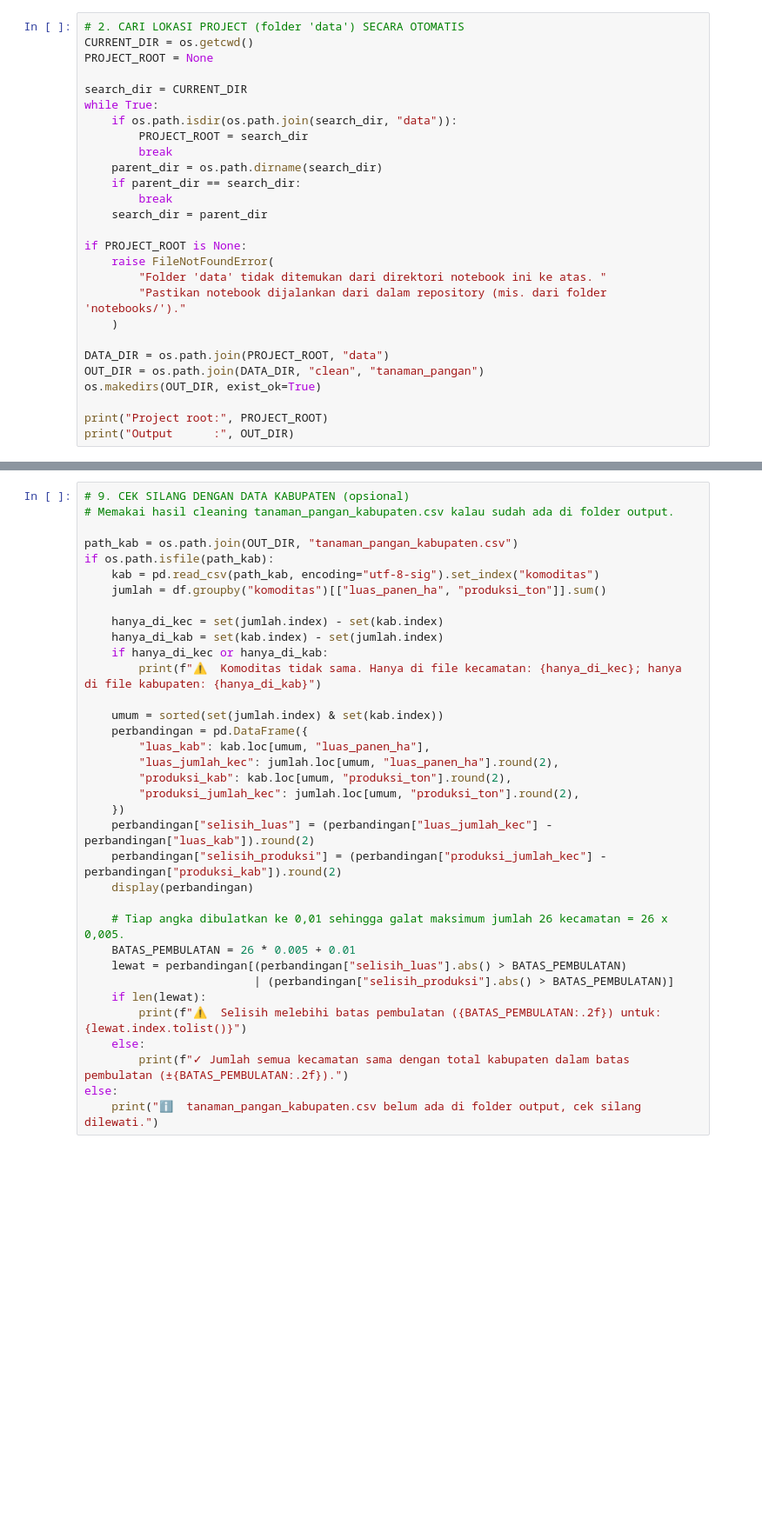
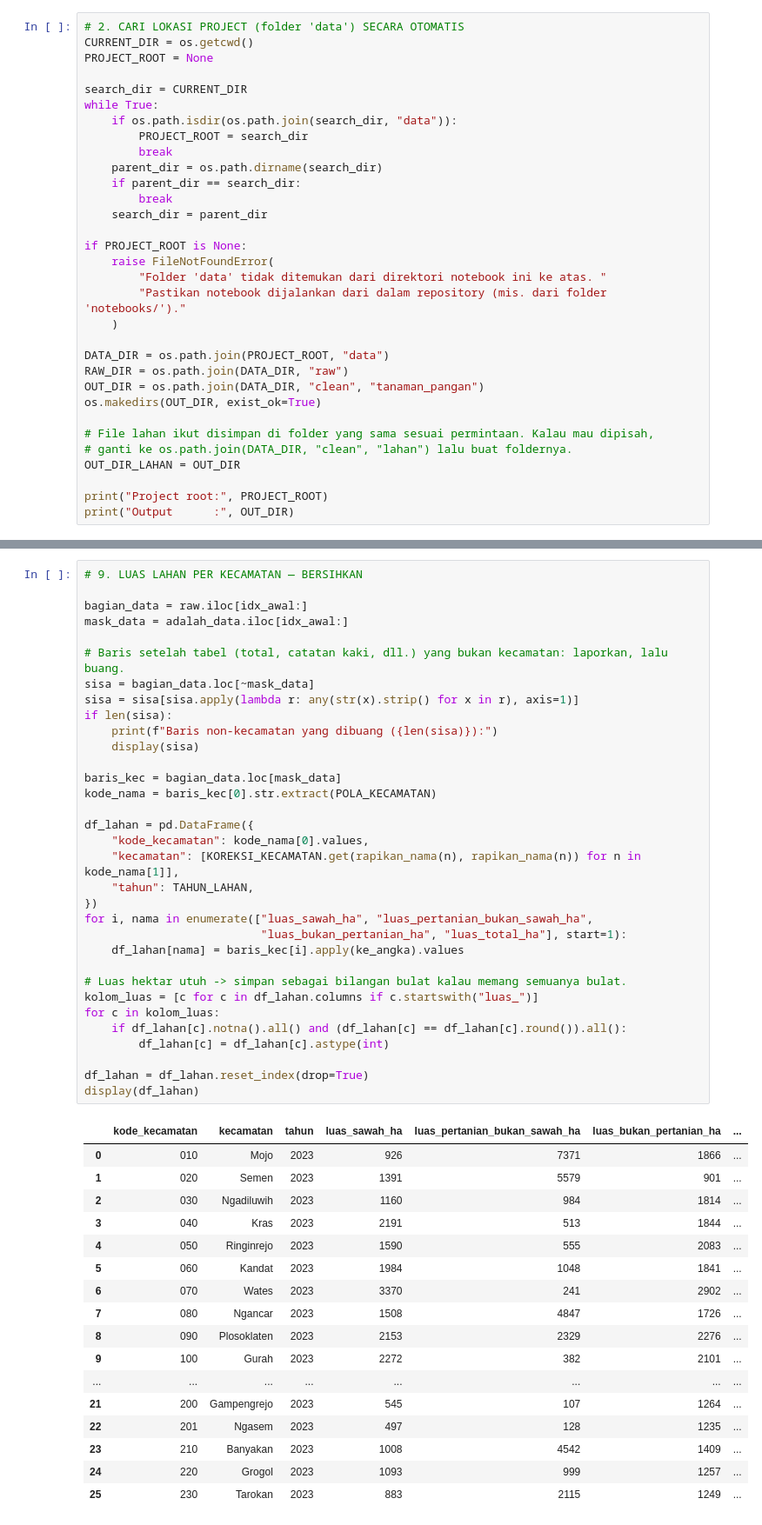
Before and after one commit to zarahrnw/AgriDash-0.1, a Jupyter notebook: notebooks/cleaning_tanaman_pangan.ipynb, the cells around one changed output, grey strips where cells are left out. Shown at 87% size. Drawn from its saved outputs; the diff is of its cells as text; blank space fills up the shorter version.

Commit message:
perbaikan cleaning data tanaman pangan

```diff
--- a/notebooks/cleaning_tanaman_pangan.ipynb
+++ b/notebooks/cleaning_tanaman_pangan.ipynb
@@ -47,8 +49,13 @@ if PROJECT_ROOT is None:
     )
 
 DATA_DIR = os.path.join(PROJECT_ROOT, "data")
+RAW_DIR = os.path.join(DATA_DIR, "raw")
 OUT_DIR = os.path.join(DATA_DIR, "clean", "tanaman_pangan")
 os.makedirs(OUT_DIR, exist_ok=True)
 
+# File lahan ikut disimpan di folder yang sama sesuai permintaan. Kalau mau dipisah,
+# ganti ke os.path.join(DATA_DIR, "clean", "lahan") lalu buat foldernya.
+OUT_DIR_LAHAN = OUT_DIR
+
 print("Project root:", PROJECT_ROOT)
 print("Output      :", OUT_DIR)
@@ -213,36 +297,52 @@ if len(artefak):
 # %%
-# 9. CEK SILANG DENGAN DATA KABUPATEN (opsional)
-# Memakai hasil cleaning tanaman_pangan_kabupaten.csv kalau sudah ada di folder output.
+# 9. LUAS LAHAN PER KECAMATAN — BERSIHKAN
 
-path_kab = os.path.join(OUT_DIR, "tanaman_pangan_kabupaten.csv")
-if os.path.isfile(path_kab):
-    kab = pd.read_csv(path_kab, encoding="utf-8-sig").set_index("komoditas")
-    jumlah = df.groupby("komoditas")[["luas_panen_ha", "produksi_ton"]].sum()
+bagian_data = raw.iloc[idx_awal:]
+mask_data = adalah_data.iloc[idx_awal:]
 
-    hanya_di_kec = set(jumlah.index) - set(kab.index)
-    hanya_di_kab = set(kab.index) - set(jumlah.index)
-    if hanya_di_kec or hanya_di_kab:
-        print(f"⚠️  Komoditas tidak sama. Hanya di file kecamatan: {hanya_di_kec}; hanya di file kabupaten: {hanya_di_kab}")
+# Baris setelah tabel (total, catatan kaki, dll.) yang bukan kecamatan: laporkan, lalu buang.
+sisa = bagian_data.loc[~mask_data]
+sisa = sisa[sisa.apply(lambda r: any(str(x).strip() for x in r), axis=1)]
+if len(sisa):
+    print(f"Baris non-kecamatan yang dibuang ({len(sisa)}):")
+    display(sisa)
 
-    umum = sorted(set(jumlah.index) & set(kab.index))
-    perbandingan = pd.DataFrame({
-        "luas_kab": kab.loc[umum, "luas_panen_ha"],
-        "luas_jumlah_kec": jumlah.loc[umum, "luas_panen_ha"].round(2),
-        "produksi_kab": kab.loc[umum, "produksi_ton"].round(2),
-        "produksi_jumlah_kec": jumlah.loc[umum, "produksi_ton"].round(2),
-    })
-    perbandingan["selisih_luas"] = (perbandingan["luas_jumlah_kec"] - perbandingan["luas_kab"]).round(2)
-    perbandingan["selisih_produksi"] = (perbandingan["produksi_jumlah_kec"] - perbandingan["produksi_kab"]).round(2)
-    display(perbandingan)
+baris_kec = bagian_data.loc[mask_data]
+kode_nama = baris_kec[0].str.extract(POLA_KECAMATAN)
 
-    # Tiap angka dibulatkan ke 0,01 sehingga galat maksimum jumlah 26 kecamatan = 26 x 0,005.
-    BATAS_PEMBULATAN = 26 * 0.005 + 0.01
-    lewat = perbandingan[(perbandingan["selisih_luas"].abs() > BATAS_PEMBULATAN)
-                         | (perbandingan["selisih_produksi"].abs() > BATAS_PEMBULATAN)]
-    if len(lewat):
-        print(f"⚠️  Selisih melebihi batas pembulatan ({BATAS_PEMBULATAN:.2f}) untuk: {lewat.index.tolist()}")
-    else:
-        print(f"✓ Jumlah semua kecamatan sama dengan total kabupaten dalam batas pembulatan (±{BATAS_PEMBULATAN:.2f}).")
-else:
-    print("ℹ️  tanaman_pangan_kabupaten.csv belum ada di folder output, cek silang dilewati.")
+df_lahan = pd.DataFrame({
+    "kode_kecamatan": kode_nama[0].values,
+    "kecamatan": [KOREKSI_KECAMATAN.get(rapikan_nama(n), rapikan_nama(n)) for n in kode_nama[1]],
+    "tahun": TAHUN_LAHAN,
+})
+for i, nama in enumerate(["luas_sawah_ha", "luas_pertanian_bukan_sawah_ha",
+                          "luas_bukan_pertanian_ha", "luas_total_ha"], start=1):
+    df_lahan[nama] = baris_kec[i].apply(ke_angka).values
+
+# Luas hektar utuh -> simpan sebagai bilangan bulat kalau memang semuanya bulat.
+kolom_luas = [c for c in df_lahan.columns if c.startswith("luas_")]
+for c in kolom_luas:
+    if df_lahan[c].notna().all() and (df_lahan[c] == df_lahan[c].round()).all():
+        df_lahan[c] = df_lahan[c].astype(int)
+
+df_lahan = df_lahan.reset_index(drop=True)
+display(df_lahan)
+# %% [output]
+|  | kode_kecamatan | kecamatan | tahun | luas_sawah_ha | luas_pertanian_bukan_sawah_ha | luas_bukan_pertanian_ha | ... |
+| 0 | 010 | Mojo | 2023 | 926 | 7371 | 1866 | ... |
+| 1 | 020 | Semen | 2023 | 1391 | 5579 | 901 | ... |
+| 2 | 030 | Ngadiluwih | 2023 | 1160 | 984 | 1814 | ... |
+| 3 | 040 | Kras | 2023 | 2191 | 513 | 1844 | ... |
+| 4 | 050 | Ringinrejo | 2023 | 1590 | 555 | 2083 | ... |
+| 5 | 060 | Kandat | 2023 | 1984 | 1048 | 1841 | ... |
+| 6 | 070 | Wates | 2023 | 3370 | 241 | 2902 | ... |
+| 7 | 080 | Ngancar | 2023 | 1508 | 4847 | 1726 | ... |
+| 8 | 090 | Plosoklaten | 2023 | 2153 | 2329 | 2276 | ... |
+| 9 | 100 | Gurah | 2023 | 2272 | 382 | 2101 | ... |
+| ... | ... | ... | ... | ... | ... | ... | ... |
+| 21 | 200 | Gampengrejo | 2023 | 545 | 107 | 1264 | ... |
+| 22 | 201 | Ngasem | 2023 | 497 | 128 | 1235 | ... |
+| 23 | 210 | Banyakan | 2023 | 1008 | 4542 | 1409 | ... |
+| 24 | 220 | Grogol | 2023 | 1093 | 999 | 1257 | ... |
+| 25 | 230 | Tarokan | 2023 | 883 | 2115 | 1249 | ... |
 # %%
```
Also changed, not shown: parts of 14 cells of this notebook, 1 other file.
